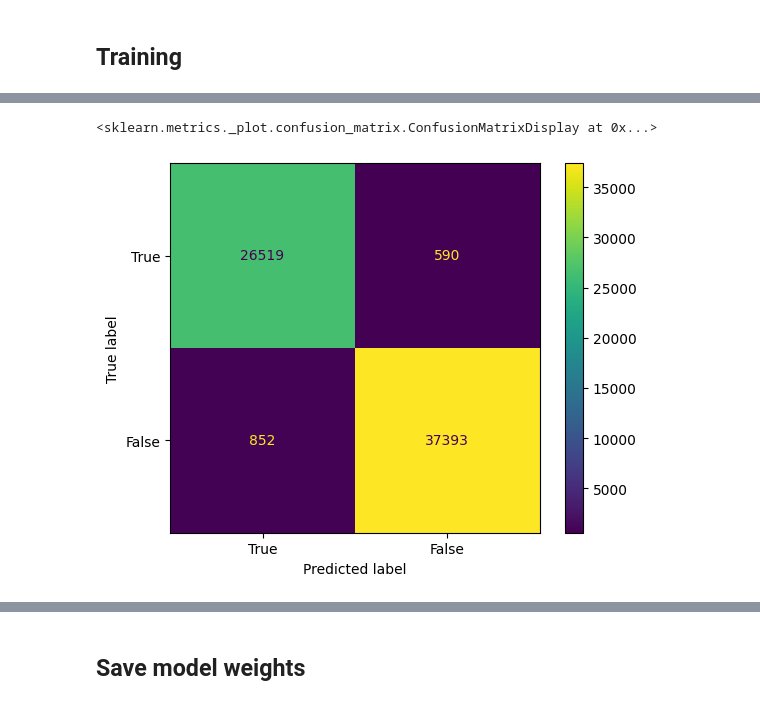
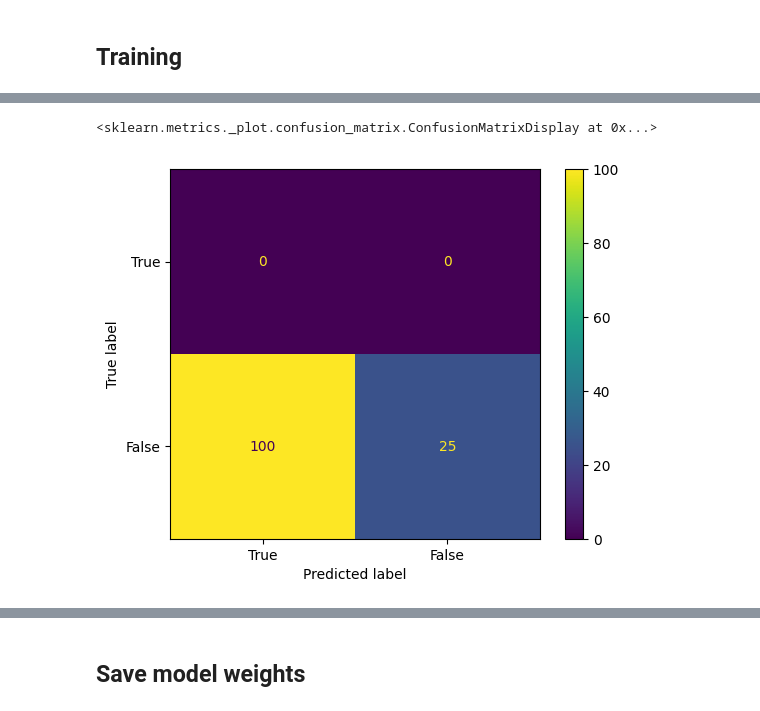
Before and after one commit to MrtC101/ia-2-uncuyo-2023, a Jupyter notebook: source/train_model_BERT.ipynb, the cells around one changed output, grey strips where cells are left out. Saved outputs shown, nothing was run; the diff lists cells and outputs as text; code cells hidden in the pictures.

```diff
--- a/source/train_model_BERT.ipynb
+++ b/source/train_model_BERT.ipynb
@@ -180,0 +164,7 @@ TypeError: in user code:
+# %%
+tokenized_df = target_data.copy()
+tokenizer = AutoTokenizer.from_pretrained("distilbert-base-uncased")
+tokenized = target_data["text"].apply(lambda text: tokenizer(text,truncation=True, padding=True))
+tokenized_df["input_ids"] = tokenized.apply(lambda x : x['input_ids'])
+tokenized_df["attention_mask"] = tokenized.apply(lambda x : x['attention_mask'])
+tokenized_df
@@ -195,25 +213,41 @@ model.compile(optimizer='adam',
+# %%
+data_collator = DataCollatorWithPadding(tokenizer=tokenizer, return_tensors="tf")
+
+def to_tf_dateset(x_df,y_df):
+    dataset = Dataset.from_dict({
+        "input_ids": x_df["input_ids"].tolist(),
+        "attention_mask": x_df["attention_mask"].tolist(),
+        "labels":y_df.tolist()
+    })
+    dataset.set_format(type="tensorflow", columns=["input_ids", "attention_mask", "labels"])
+    set = model.prepare_tf_dataset(
+        dataset,
+        batch_size=1,
+        collate_fn=data_collator,
+    )
+    return set
 # %% [markdown]
 ## Training
 # %%
 rand_state= random.randint(0,1000)
 #NN training with 10-fold cross-validation stratified with random under-sampling technic for imbalanced data
-X = pre_processed_data.drop(["id","generated"],axis=1)
-Y = pre_processed_data["generated"]
-folds = StratifiedKFold(10,shuffle=True,random_state=rand_state)
+X = tokenized_df.drop(["id","generated","text","prompt_id"],axis=1)
+Y = tokenized_df["generated"]
+folds = StratifiedKFold(2,shuffle=True,random_state=rand_state)
 for fold, (train_index, val_index) in enumerate(folds.split(X,Y)):
     X_train, X_val = X.iloc[train_index], X.iloc[val_index]
     y_train, y_val = Y.iloc[train_index], Y.iloc[val_index]
 
-    X_train_dwns, y_train_dwns = downsampling(X_train,y_train,rand_state,ratio=1.3)
+    X_train_dwns, y_train_dwns = downsampling(X_train,y_train,rand_state,ratio=1)
 
     #print(f"Fold {fold + 1}: Train {len(train_index)} samples, Validation {len(val_index)} samples")
     #print(f"TRAIN:({y_train[y_train==0].size}:{y_train[y_train==1].size})")
     print(f"DOWNSAMPLED:({y_train_dwns[y_train_dwns==0].size}:{y_train_dwns[y_train_dwns==1].size})")
     #print(f"VAL:({y_val[y_val==0].size}:{y_val[y_val==1].size})")
-
-    model.fit(X_train_dwns,
-                y_train_dwns,
-                validation_data=(X_val,y_val),
-                batch_size=1000,
-                epochs=13)
+    train = to_tf_dateset(X_train_dwns,y_train_dwns)
+    val = to_tf_dateset(X_val,y_val)
+    model.fit(x=train,
+            validation_data=val,
+            batch_size=1,
+            epochs=1)
 # %% [output]
@@ -317,5 +265,5 @@ ROCcurves(model,X,Y)
 # %%
-pred = list(map(lambda pred : 1 if pred > 0.5 else 0,model.predict(x=X)))
+pred = list(map(lambda pred : 1 if pred > 0.5 else 0,model.predict(to_tf_dateset(X,Y))[0]))
 display = ConfusionMatrixDisplay(confusion_matrix(pred,Y),display_labels=["True","False"])
 display.plot()
 # %% [output]
@@ -323,4 +271,4 @@ display.plot()
 <sklearn.metrics._plot.confusion_matrix.ConfusionMatrixDisplay at 0x...>
-[figure, old version]
+[figure, new version]
 # %%
 model.predict(x=pd.DataFrame(X.iloc[1385]).transpose())
```
Also changed, not shown: parts of 32 cells of this notebook, 7 other files.
